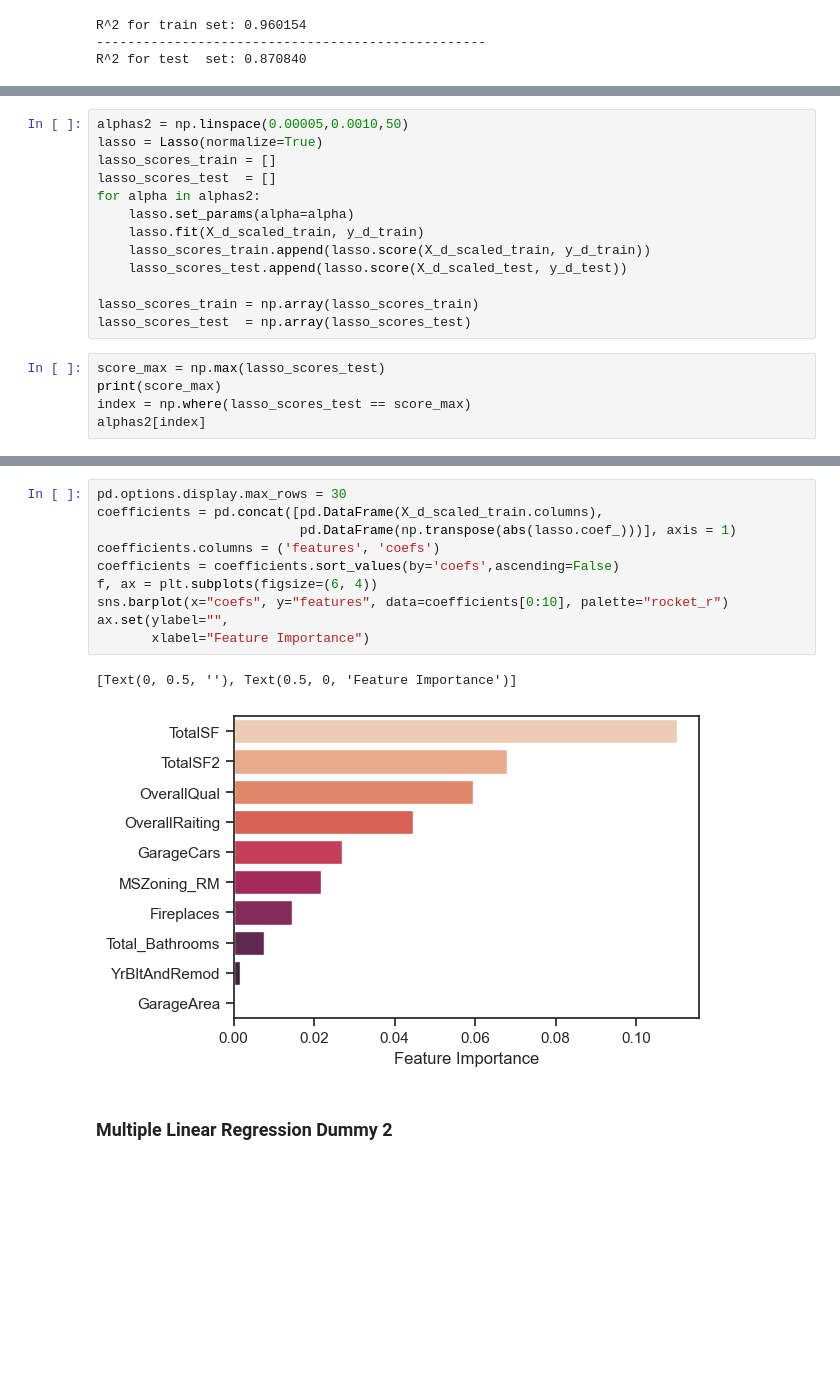
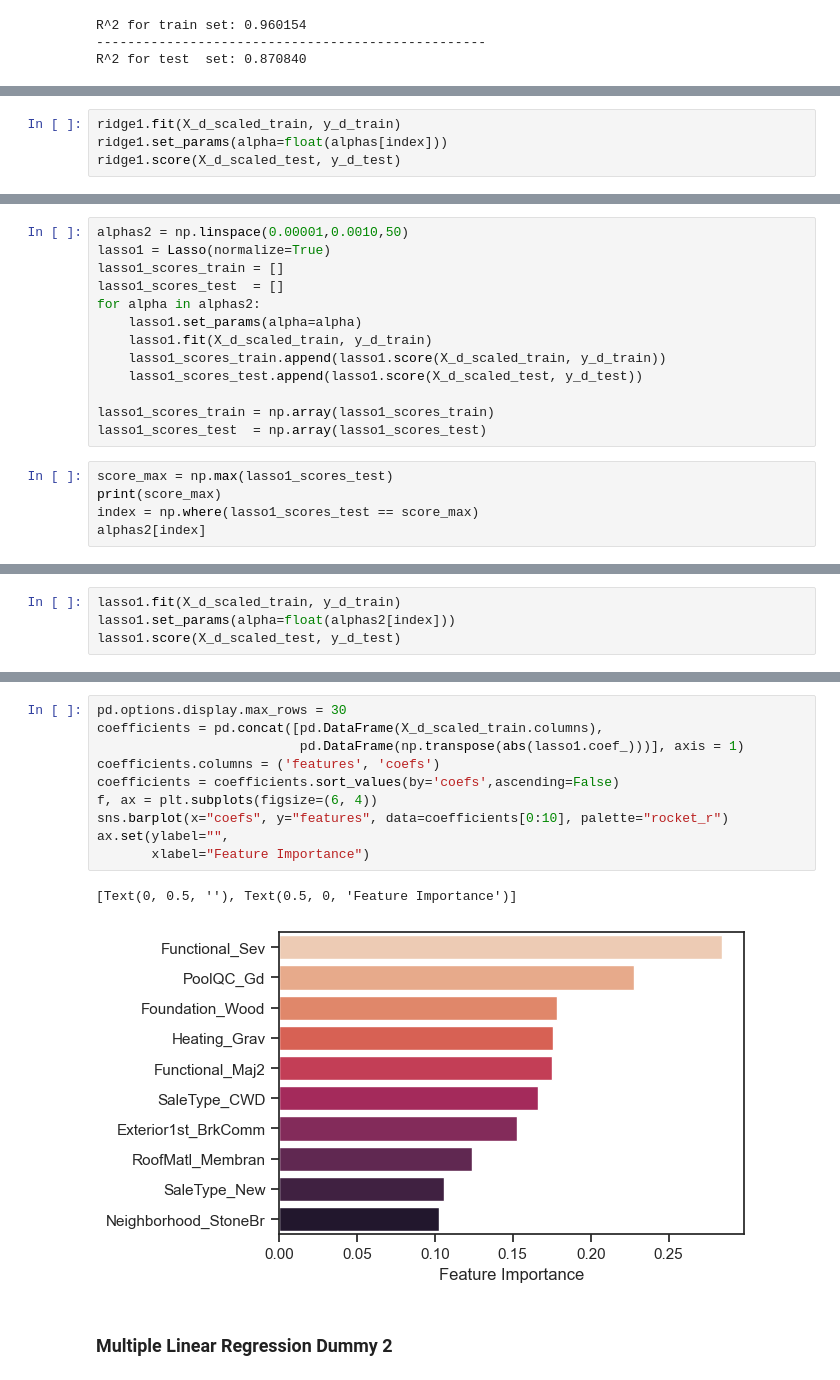
Before and after one commit to DanEllen/House-Prices-Advanced-Regression-Techniques, a Jupyter notebook: Machine_Learning_Code.ipynb, the cells around one changed output, grey strips where cells are left out. Drawn from its saved outputs; the diff is of its cells as text; blank space fills up the shorter version.

Commit message:
Fixed an issue with Ridge and Lasso calculations of RMSE and updated

```diff
--- a/Machine_Learning_Code.ipynb
+++ b/Machine_Learning_Code.ipynb
@@ -489,3 +491,7 @@ alphas[index]
 # %% [output]
 0.8968580211748667
 array([0.36206897])
+# %%
+ridge1.fit(X_d_scaled_train, y_d_train)
+ridge1.set_params(alpha=float(alphas[index]))
+ridge1.score(X_d_scaled_test, y_d_test)
@@ -508,19 +516,19 @@ Text(0, 0.5, '$R^2$')
 # %%
-alphas2 = np.linspace(0.00005,0.0010,50)
-lasso = Lasso(normalize=True)
-lasso_scores_train = []
-lasso_scores_test  = []
+alphas2 = np.linspace(0.00001,0.0010,50)
+lasso1 = Lasso(normalize=True)
+lasso1_scores_train = []
+lasso1_scores_test  = []
 for alpha in alphas2:
-    lasso.set_params(alpha=alpha)
-    lasso.fit(X_d_scaled_train, y_d_train)
-    lasso_scores_train.append(lasso.score(X_d_scaled_train, y_d_train))
-    lasso_scores_test.append(lasso.score(X_d_scaled_test, y_d_test))
+    lasso1.set_params(alpha=alpha)
+    lasso1.fit(X_d_scaled_train, y_d_train)
+    lasso1_scores_train.append(lasso1.score(X_d_scaled_train, y_d_train))
+    lasso1_scores_test.append(lasso1.score(X_d_scaled_test, y_d_test))
 
-lasso_scores_train = np.array(lasso_scores_train)
-lasso_scores_test  = np.array(lasso_scores_test)
+lasso1_scores_train = np.array(lasso1_scores_train)
+lasso1_scores_test  = np.array(lasso1_scores_test)
 # %%
-score_max = np.max(lasso_scores_test)
+score_max = np.max(lasso1_scores_test)
 print(score_max)
-index = np.where(lasso_scores_test == score_max)
+index = np.where(lasso1_scores_test == score_max)
 alphas2[index]
 # %% [output]
@@ -528,0 +537,4 @@ array([5.e-05])
+# %%
+lasso1.fit(X_d_scaled_train, y_d_train)
+lasso1.set_params(alpha=float(alphas2[index]))
+lasso1.score(X_d_scaled_test, y_d_test)
@@ -544,15 +558,15 @@ Text(0, 0.5, '$R^2$')
 # %%
 pd.options.display.max_rows = 30
 coefficients = pd.concat([pd.DataFrame(X_d_scaled_train.columns),
-                          pd.DataFrame(np.transpose(abs(lasso.coef_)))], axis = 1)
+                          pd.DataFrame(np.transpose(abs(lasso1.coef_)))], axis = 1)
 coefficients.columns = ('features', 'coefs')
 coefficients = coefficients.sort_values(by='coefs',ascending=False)
 f, ax = plt.subplots(figsize=(6, 4))
 sns.barplot(x="coefs", y="features", data=coefficients[0:10], palette="rocket_r")
 ax.set(ylabel="",
        xlabel="Feature Importance")
 # %% [output]
 [Text(0, 0.5, ''), Text(0.5, 0, 'Feature Importance')]
-[figure, old version]
+[figure, new version]
 # %% [markdown]
 ### Multiple Linear Regression Dummy 2
```
Also changed, not shown: parts of 27 cells of this notebook, 8 other files.
